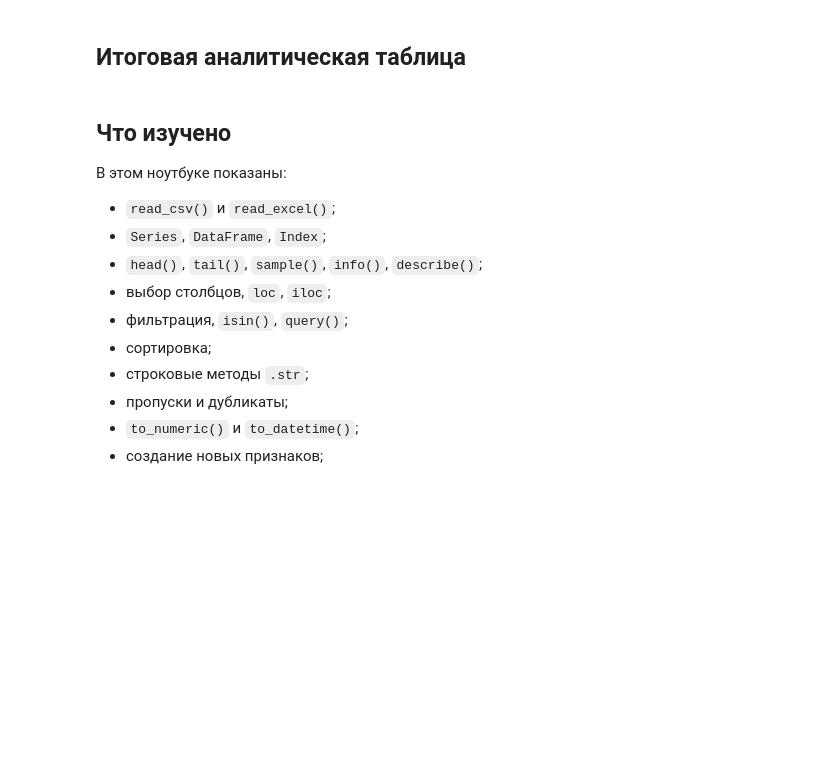
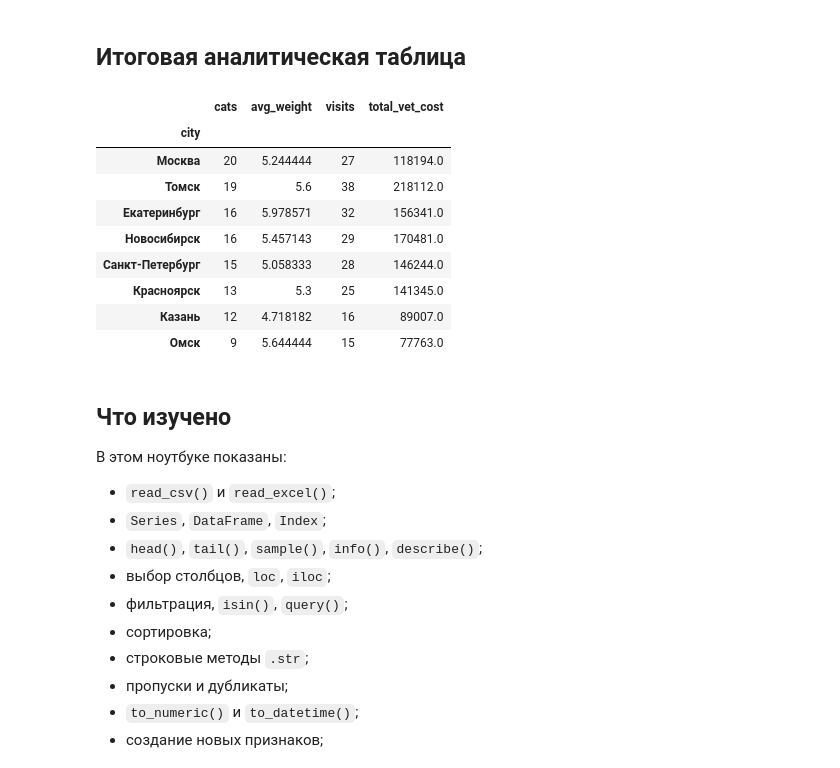
Before and after one commit to golubnichiy/bigdata_26_08, a Jupyter notebook: pandas_1_base.ipynb, the cells around one changed output. Cells and saved outputs as stored; diff of their text form; code cells hidden in the pictures; blank space fills up the shorter version.

```diff
--- a/pandas_1_base.ipynb
+++ b/pandas_1_base.ipynb
@@ -1236,5 +1236,7 @@ moscow_stats
 | русская голубая | 1 | 6.1 |
 | рэгдолл | 1 | 6.1 |
 | шотландская вислоухая | 1 | 6.3 |
+# %%
+pd.set_option()
 # %% [markdown]
 ## 36. Проверки качества данных
@@ -1249,5 +1400,30 @@ moscow_stats
 # %% [markdown]
 ## Итоговая аналитическая таблица
+# %%
+final_report = (
+    cats_pipeline
+    .groupby("city")
+    .agg(
+        cats=("cat_id", "count"),
+        avg_weight=("weight_kg", "mean"),
+        visits=("visits_count", "sum"),
+        total_vet_cost=("total_cost", "sum")
+    )
+    .sort_values("cats", ascending=False)
+)
+
+final_report
+# %% [output]
+|  | cats | avg_weight | visits | total_vet_cost |
+| city |  |  |  |  |
+| Москва | 20 | 5.244444 | 27 | 118194.0 |
+| Томск | 19 | 5.6 | 38 | 218112.0 |
+| Екатеринбург | 16 | 5.978571 | 32 | 156341.0 |
+| Новосибирск | 16 | 5.457143 | 29 | 170481.0 |
+| Санкт-Петербург | 15 | 5.058333 | 28 | 146244.0 |
+| Красноярск | 13 | 5.3 | 25 | 141345.0 |
+| Казань | 12 | 4.718182 | 16 | 89007.0 |
+| Омск | 9 | 5.644444 | 15 | 77763.0 |
 # %% [markdown]
 ## Что изучено
 
```
Also changed, not shown: parts of 5 cells of this notebook, 3 other files.
